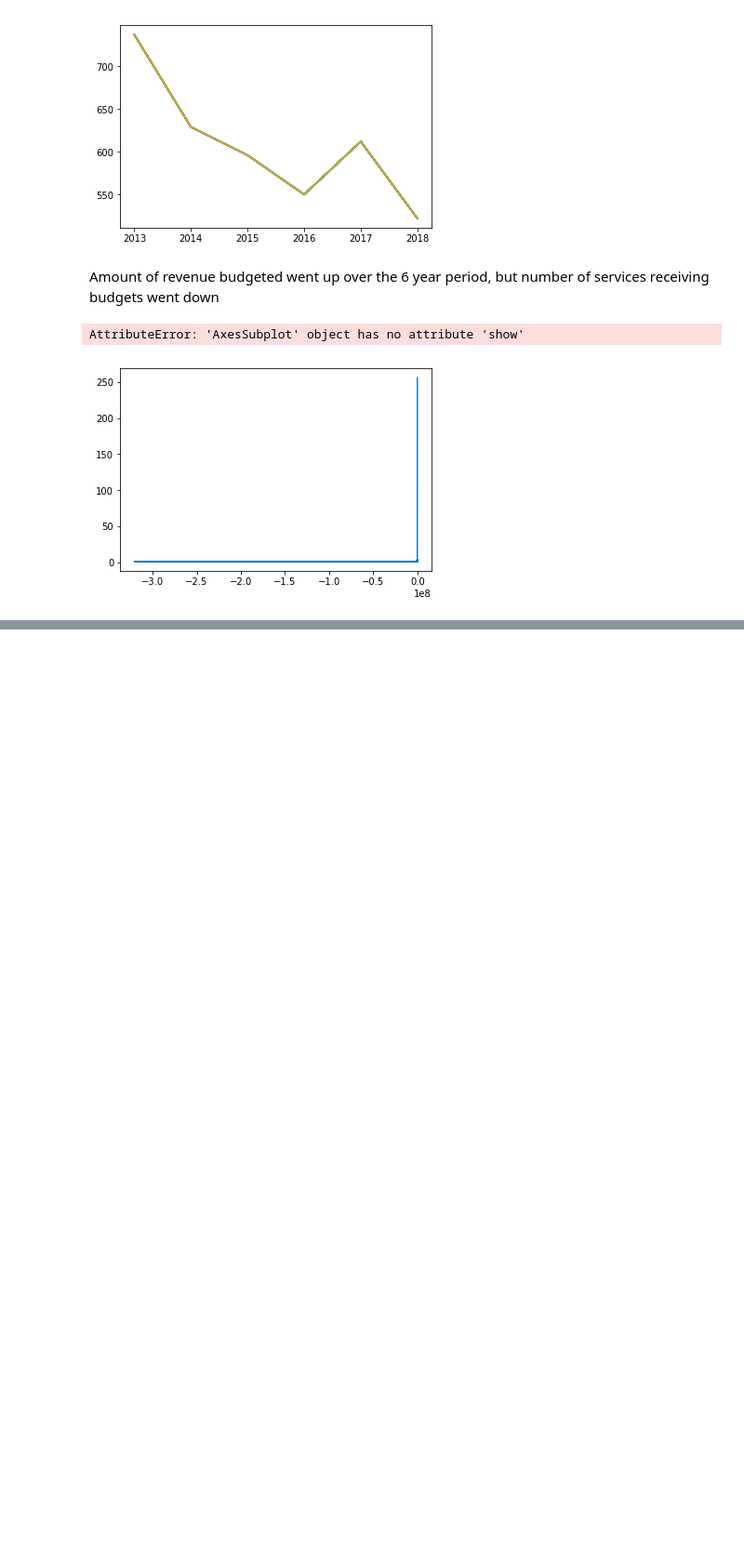
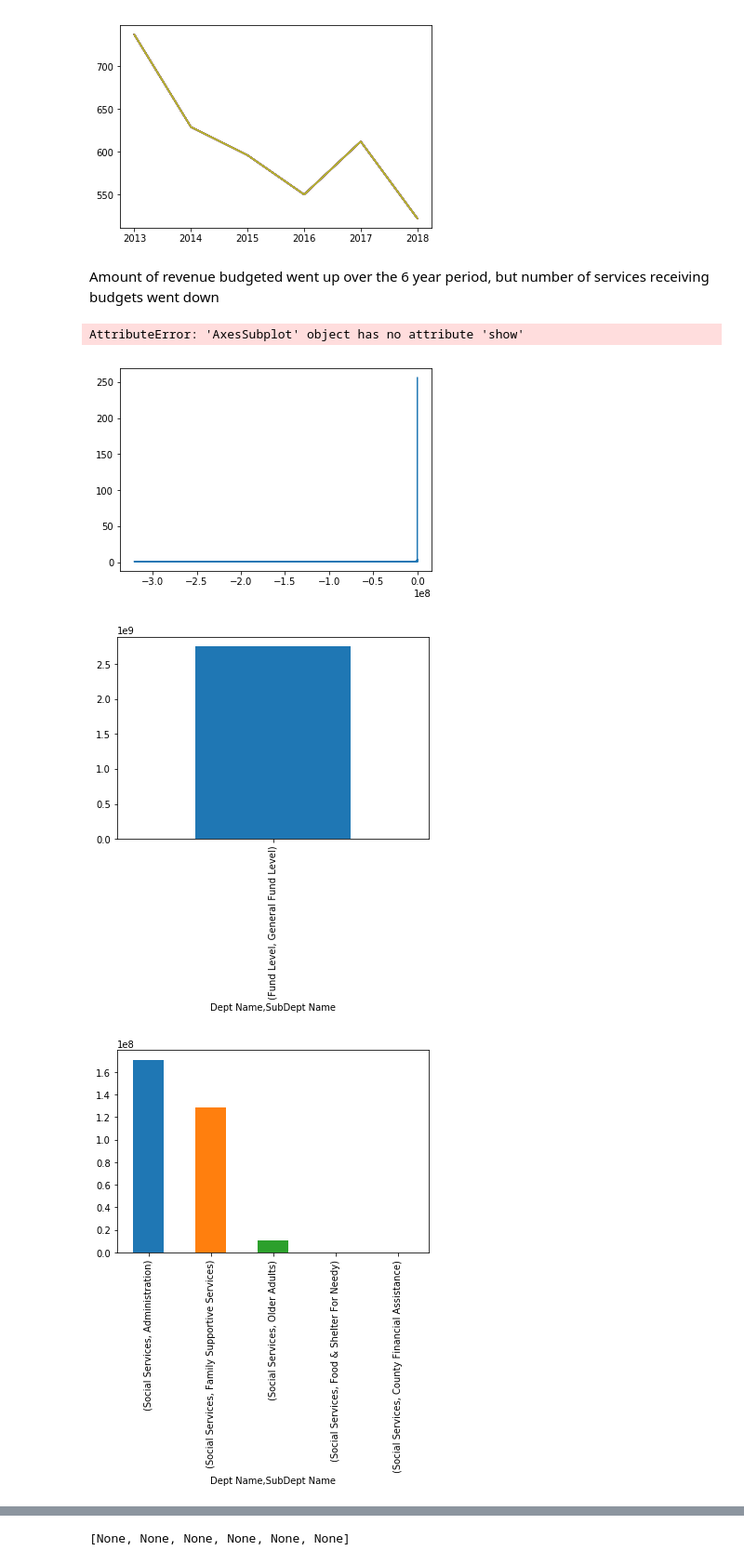
Before and after one commit to UNCG-CSE/Guilford_Financial, a Jupyter notebook: src/Revenue_Data.ipynb, the cells around one changed output, grey strips where cells are left out. Shown: that part at 93% size. Drawn from its saved outputs; the diff is of its cells as text; code cells hidden in the pictures; blank space fills up the shorter version.

```diff
--- a/src/Revenue_Data.ipynb
+++ b/src/Revenue_Data.ipynb
@@ -123,3 +123,9 @@ thirteen["Amount"].value_counts().plot().show()
 # %% [output]
 AttributeError: 'AxesSubplot' object has no attribute 'show'
 [figure]
+# %%
+d=data.groupby(by=["Dept Name"])["Amount"].sum().sort_values(ascending=False)[0:10]
+[plt.show(data[data["Dept Name"]==d.index[i]].groupby(by=["Dept Name","SubDept Name"])["Amount"].sum().sort_values(ascending=False)[0:10].plot(kind="bar")) for i in range(0,6)]
+# %% [output]
+[figure, added]
+[figure, added]
@@ -125,0 +136 @@ AttributeError: 'AxesSubplot' object has no attribute 'show'
+[None, None, None, None, None, None]
```
Also changed, not shown: parts of 1 cell of this notebook, 8 other files.
